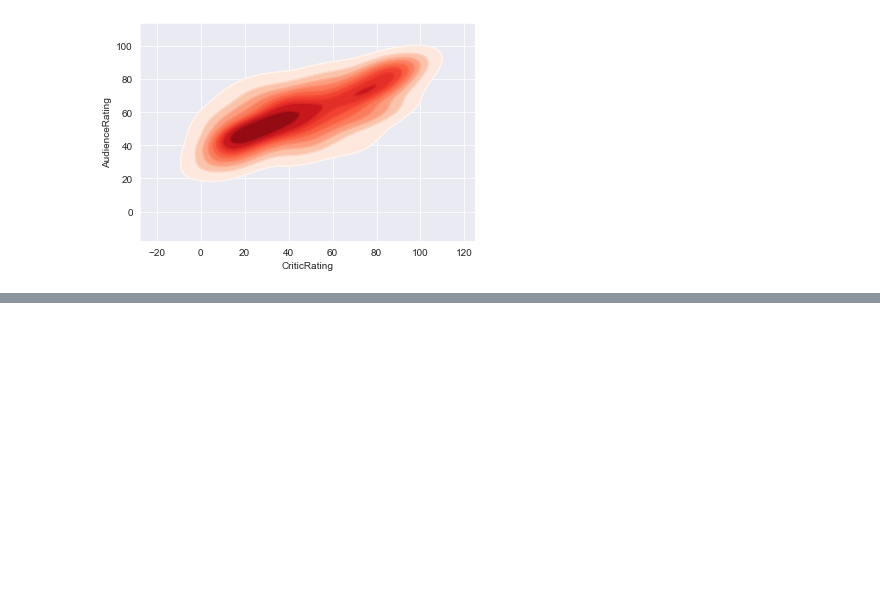
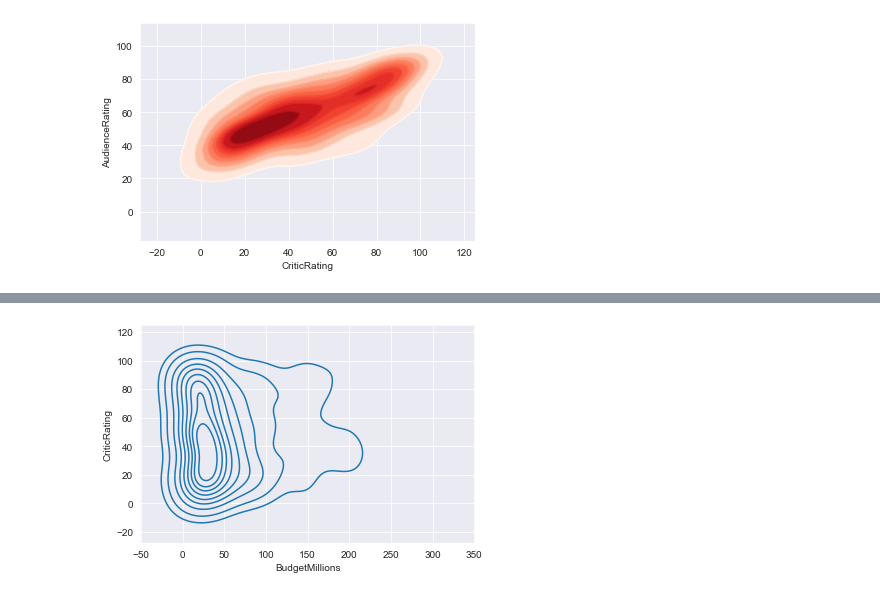
Before and after one commit to twzhangyang/python-for-data-science-path, a Jupyter notebook: src/05-visualization/analytics.ipynb, the cells around one changed output, grey strips where cells are left out. Saved outputs shown, nothing was run; the diff lists cells and outputs as text; code cells hidden in the pictures; blank space fills up the shorter version.

```diff
--- a/src/05-visualization/analytics.ipynb
+++ b/src/05-visualization/analytics.ipynb
@@ -256,0 +264,4 @@ k1b = sns.kdeplot(movies.CriticRating, movies.AudienceRating, cmap='Reds')
+# %%
+k2 = sns.kdeplot(movies.BudgetMillions, movies.CriticRating)
+# %% [output]
+[figure, added]
```
Also changed, not shown: parts of 10 cells of this notebook.
